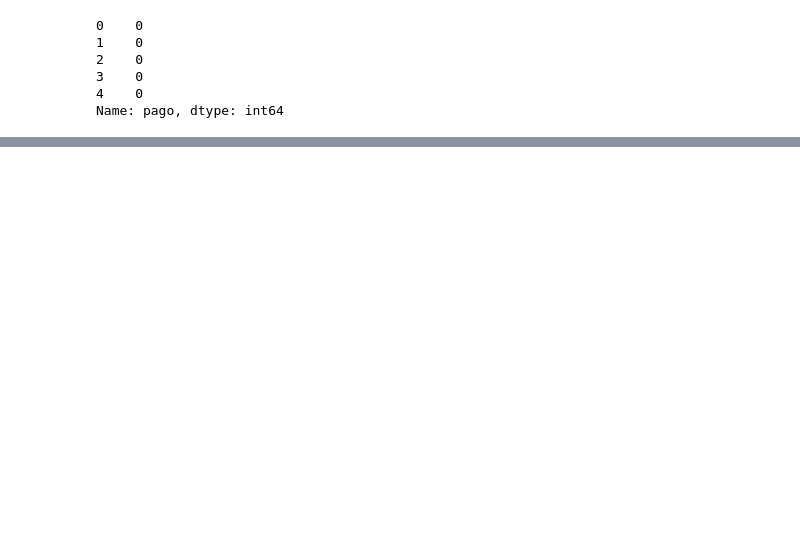
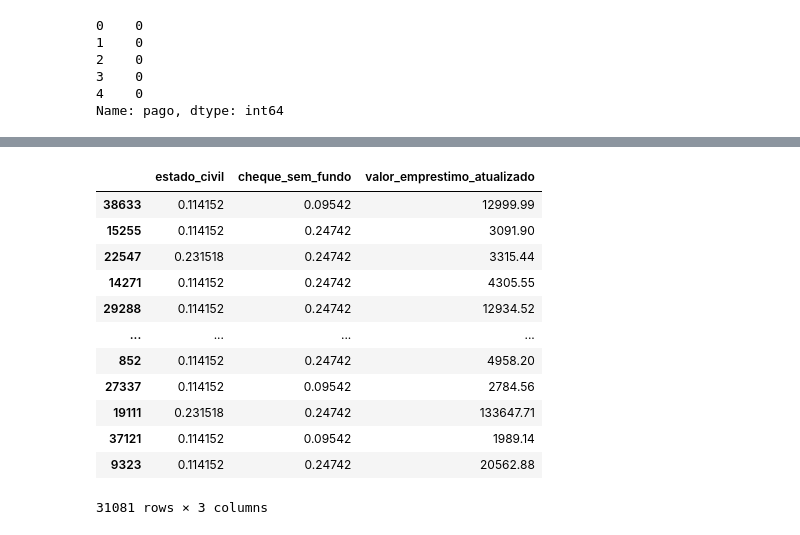
Before and after one commit to leticiafurletti/interpretabilidade_ml, a Jupyter notebook: interpretabilidade_ml.ipynb, the cells around one changed output, grey strips where cells are left out. Saved outputs shown, nothing was run; the diff lists cells and outputs as text; code cells hidden in the pictures; blank space fills up the shorter version.

```diff
--- a/interpretabilidade_ml.ipynb
+++ b/interpretabilidade_ml.ipynb
@@ -954,0 +1083,4 @@ test_set.to_csv(os.path.join(os.getcwd(), 'test_data.csv'), index=False)
+# %%
+df9 = pd.read_csv('train_data.csv').drop(['id','multa','juros','valor_emprestimo','juros_porcentagem'],axis=1).copy()
+columns_select = ['dependentes','estado_civil','idade','conta_conjunta','cheque_sem_fundo','valor_emprestimo_atualizado','pago']
+df10_lr = df9[columns_select].copy()
@@ -954,0 +1201,20 @@ test_set.to_csv(os.path.join(os.getcwd(), 'test_data.csv'), index=False)
+# %%
+kf = StratifiedKFold(n_splits=5, shuffle=True, random_state=42)
+
+estimator = DecisionTreeClassifier(class_weight='balanced', random_state=42, max_depth=5)
+rfa = RecursiveFeatureAddition(estimator, scoring='roc_auc', cv=kf, threshold=0.005, confirm_variables=False)
+rfa.fit_transform(x_train,y_train)
+# %% [output]
+|  | estado_civil | cheque_sem_fundo | valor_emprestimo_atualizado |
+| 38633 | 0.114152 | 0.09542 | 12999.99 |
+| 15255 | 0.114152 | 0.24742 | 3091.90 |
+| 22547 | 0.231518 | 0.24742 | 3315.44 |
+| 14271 | 0.114152 | 0.24742 | 4305.55 |
+| 29288 | 0.114152 | 0.24742 | 12934.52 |
+| ... | ... | ... | ... |
+| 852 | 0.114152 | 0.24742 | 4958.20 |
+| 27337 | 0.114152 | 0.09542 | 2784.56 |
+| 19111 | 0.231518 | 0.24742 | 133647.71 |
+| 37121 | 0.114152 | 0.09542 | 1989.14 |
+| 9323 | 0.114152 | 0.24742 | 20562.88 |
+31081 rows × 3 columns
```
Also changed, not shown: parts of 31 cells of this notebook.
